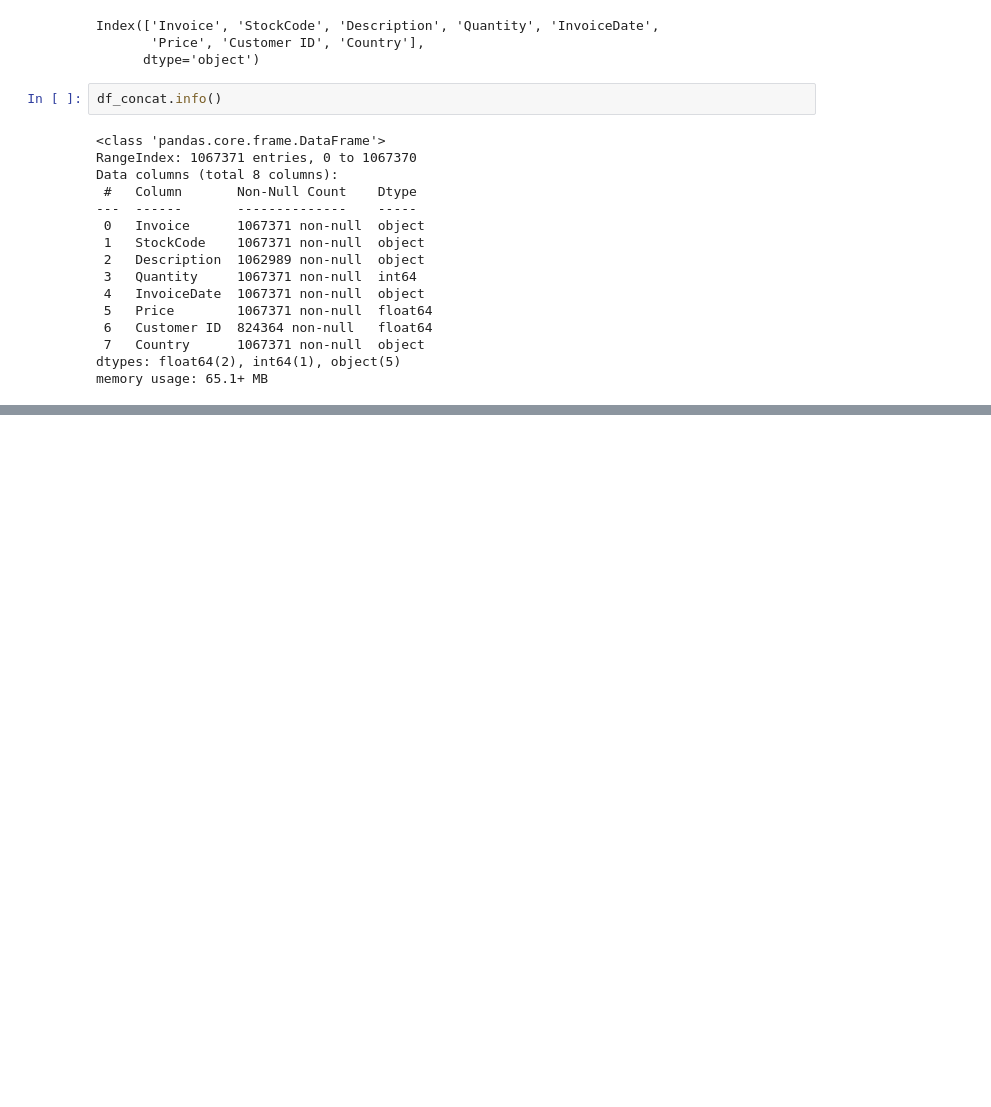
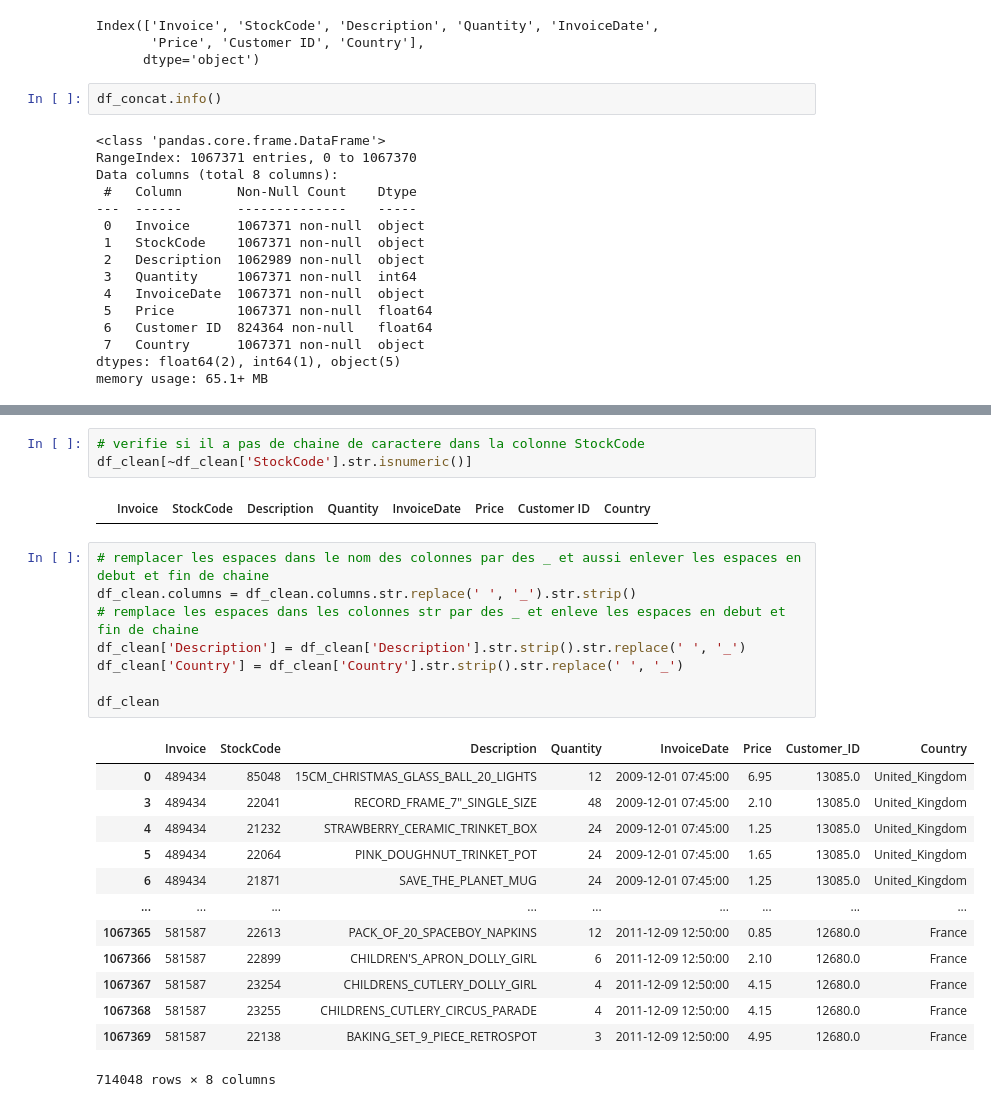
Before and after one commit to DonzerHD/Segmentation_Client, a Jupyter notebook: Notebooks/Partie_1_Segmentation_et_Visualisation/Nettoyage_des_données.ipynb, the cells around one changed output, grey strips where cells are left out. Cells and saved outputs as stored; diff of their text form; blank space fills up the shorter version.

```diff
--- a/Notebooks/Partie_1_Segmentation_et_Visualisation/Nettoyage_des_données.ipynb
+++ b/Notebooks/Partie_1_Segmentation_et_Visualisation/Nettoyage_des_données.ipynb
@@ -60,0 +225,27 @@ df_concat.isnull().sum()
+# %%
+# verifie si il a pas de chaine de caractere dans la colonne StockCode
+df_clean[~df_clean['StockCode'].str.isnumeric()]
+# %% [output]
+|  | Invoice | StockCode | Description | Quantity | InvoiceDate | Price | Customer ID | Country |
+# %%
+# remplacer les espaces dans le nom des colonnes par des _ et aussi enlever les espaces en debut et fin de chaine
+df_clean.columns = df_clean.columns.str.replace(' ', '_').str.strip()
+# remplace les espaces dans les colonnes str par des _ et enleve les espaces en debut et fin de chaine
+df_clean['Description'] = df_clean['Description'].str.strip().str.replace(' ', '_')
+df_clean['Country'] = df_clean['Country'].str.strip().str.replace(' ', '_')
+
+df_clean
+# %% [output]
+|  | Invoice | StockCode | Description | Quantity | InvoiceDate | Price | Customer_ID | Country |
+| 0 | 489434 | 85048 | 15CM_CHRISTMAS_GLASS_BALL_20_LIGHTS | 12 | 2009-12-01 07:45:00 | 6.95 | 13085.0 | United_Kingdom |
+| 3 | 489434 | 22041 | RECORD_FRAME_7"_SINGLE_SIZE | 48 | 2009-12-01 07:45:00 | 2.10 | 13085.0 | United_Kingdom |
+| 4 | 489434 | 21232 | STRAWBERRY_CERAMIC_TRINKET_BOX | 24 | 2009-12-01 07:45:00 | 1.25 | 13085.0 | United_Kingdom |
+| 5 | 489434 | 22064 | PINK_DOUGHNUT_TRINKET_POT | 24 | 2009-12-01 07:45:00 | 1.65 | 13085.0 | United_Kingdom |
+| 6 | 489434 | 21871 | SAVE_THE_PLANET_MUG | 24 | 2009-12-01 07:45:00 | 1.25 | 13085.0 | United_Kingdom |
+| ... | ... | ... | ... | ... | ... | ... | ... | ... |
+| 1067365 | 581587 | 22613 | PACK_OF_20_SPACEBOY_NAPKINS | 12 | 2011-12-09 12:50:00 | 0.85 | 12680.0 | France |
+| 1067366 | 581587 | 22899 | CHILDREN'S_APRON_DOLLY_GIRL | 6 | 2011-12-09 12:50:00 | 2.10 | 12680.0 | France |
+| 1067367 | 581587 | 23254 | CHILDRENS_CUTLERY_DOLLY_GIRL | 4 | 2011-12-09 12:50:00 | 4.15 | 12680.0 | France |
+| 1067368 | 581587 | 23255 | CHILDRENS_CUTLERY_CIRCUS_PARADE | 4 | 2011-12-09 12:50:00 | 4.15 | 12680.0 | France |
+| 1067369 | 581587 | 22138 | BAKING_SET_9_PIECE_RETROSPOT | 3 | 2011-12-09 12:50:00 | 4.95 | 12680.0 | France |
+714048 rows × 8 columns
```
Also changed, not shown: parts of 28 cells of this notebook, 2 other files.
